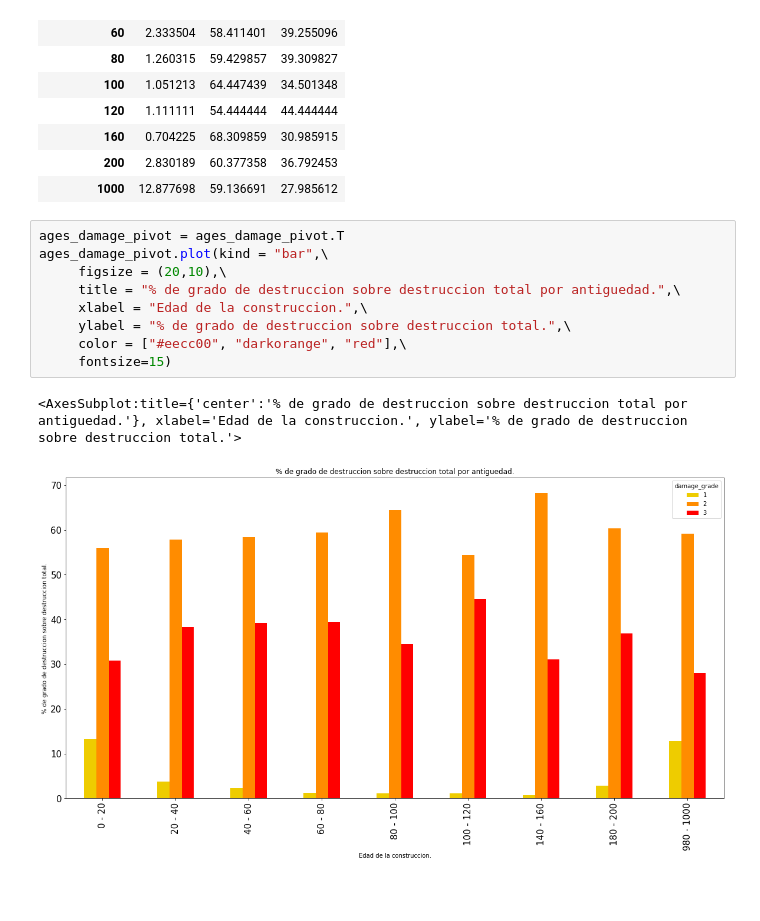
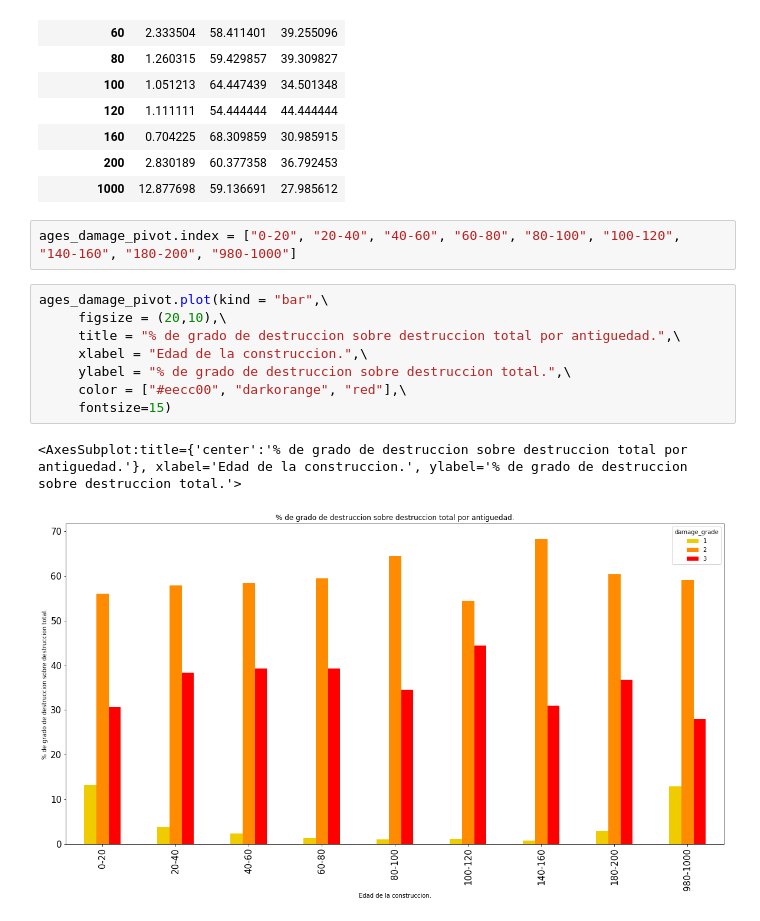
Before and after one commit to joaquinfontela/OrganizacionDeDatos-TP1, a Jupyter notebook: src/Continuous.ipynb, the cells around one changed output. Cells and saved outputs as stored; diff of their text form; blank space fills up the shorter version.

Commit message:
update ranges at a graphic in Continuous.ipynb

```diff
--- a/src/Continuous.ipynb
+++ b/src/Continuous.ipynb
@@ -211,18 +211,19 @@ ages_damage_pivot
 | 160 | 0.704225 | 68.309859 | 30.985915 |
 | 200 | 2.830189 | 60.377358 | 36.792453 |
 | 1000 | 12.877698 | 59.136691 | 27.985612 |
+# %%
+ages_damage_pivot.index = ["0-20", "20-40", "40-60", "60-80", "80-100", "100-120", "140-160", "180-200", "980-1000"]
 # %%
-ages_damage_pivot = ages_damage_pivot.T
 ages_damage_pivot.plot(kind = "bar",\
      figsize = (20,10),\
      title = "% de grado de destruccion sobre destruccion total por antiguedad.",\
      xlabel = "Edad de la construccion.",\
      ylabel = "% de grado de destruccion sobre destruccion total.",\
      color = ["#eecc00", "darkorange", "red"],\
      fontsize=15)
 # %% [output]
 <AxesSubplot:title={'center':'% de grado de destruccion sobre destruccion total por antiguedad.'}, xlabel='Edad de la construccion.', ylabel='% de grado de destruccion sobre destruccion total.'>
-[figure, old version]
+[figure, new version]
 # %%
 # ages_damage_pivot
 # ages_damage_pivot.loc[:, [20, 40, 60, 80, 100]].plot(kind = "pie", figsize = (20,4), title = "% de grado de destruccion", subplots="True", sharey=False)
```
Also changed, not shown: parts of 1 cell of this notebook.
